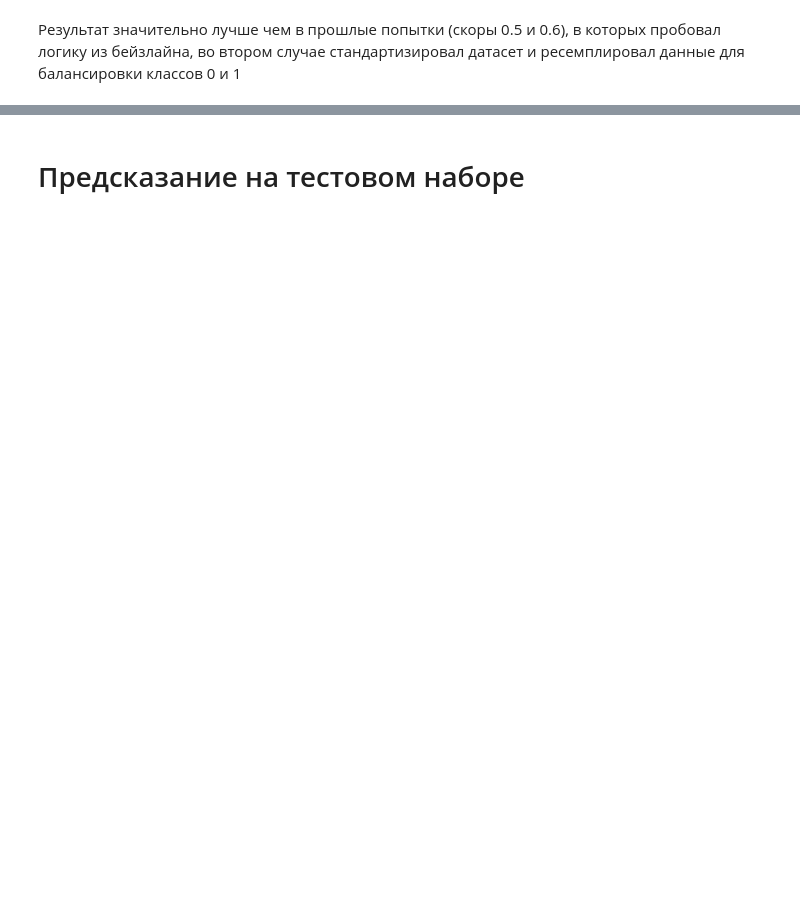
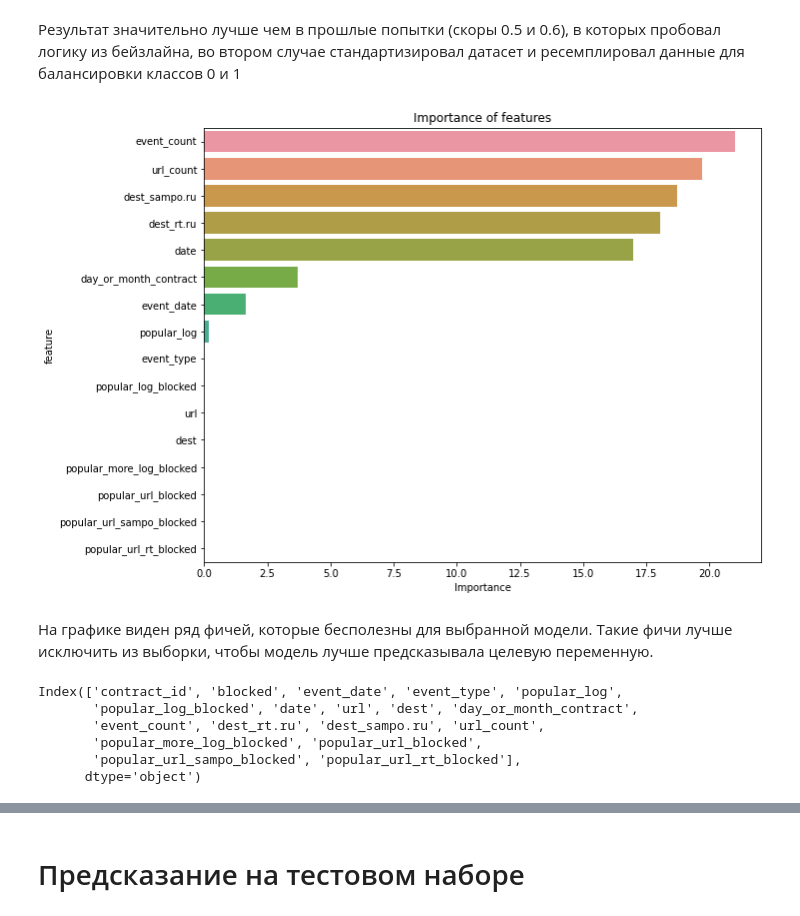
Before and after one commit to isitnik02/Republic-Karelia-Xakaton-2022, a Jupyter notebook: Karelia_baseline.ipynb, the cells around one changed output, grey strips where cells are left out. Drawn from its saved outputs; the diff is of its cells as text; code cells hidden in the pictures; blank space fills up the shorter version.

```diff
--- a/Karelia_baseline.ipynb
+++ b/Karelia_baseline.ipynb
@@ -716,8 +782,0 @@ pop_list_url = list['kino.swap.sampo.ru', 'kino.sampo.ru', 'fnc.rt.ru', 'vmx.svc
-# %%
-def mark_pop_url_blocked(n):
-    if n in pop_log_list:
-        return 1
-    else:
-        return 0
-
-train_full['popular_url_blocked'] = train_full.apply(lambda x: mark_pop_url_blocked(x.event_type), axis=1)
@@ -724,7 +785,10 @@ train_full['popular_url_blocked'] = train_full.apply(lambda x: mark_pop_url_bloc
 # %%
 X_train, X_test, y_train, y_test = train_test_split(train_full.drop(['contract_id', 'blocked'], axis=1)
                                                     , train_full.blocked
-                                                    , test_size=0.3, random_state=47)
+                                                    , test_size=0.30, random_state=47)
+
+# список категориальных фичей для Катбуст
+categorial_features = ['event_type', 'url', 'dest']
 
 pool_train_2 = Pool(data=X_train, label=y_train,
                     cat_features=categorial_features)
@@ -744,15 +802,20 @@ TypeError: float() argument must be a string or a number, not 'Timestamp'
 # %%
-cbc = CatBoostClassifier(iterations=1000,
+cbc = CatBoostClassifier(iterations=100,
                          learning_rate=0.008,
                          depth=10,
-                         #eta=0.002,
+                         #l2_leaf_reg=0.8,
+                         #eta=0.1,
                          loss_function='Logloss'#'Logloss'#,CrossEntropy
                          ,custom_metric=['Logloss',
                                           'AUC:hints=skip_train~false', 'F1']
                          ,eval_metric='Recall'
-                         ,auto_class_weights='Balanced'
+                         ,auto_class_weights='Balanced'#'SqrtBalanced'
+                         ,ignored_features=[15,16,17,18]
+                         #,text_features=text_feat
+                         ,cat_features=categorial_features
+                         #,leaf_estimation_method='Newton'#Gradient
                          #,scale_pos_weight=1.0
-                         #,use_best_model=True
+                         ,use_best_model=True
                         )
 
 cbc.fit(pool_train_2,#X_train, y_train,
@@ -799,2 +854,30 @@ Recall score: 0.9972454146527033
 # %% [markdown]
 Результат значительно лучше чем в прошлые попытки (скоры 0.5 и 0.6), в которых пробовал логику из бейзлайна, во втором случае стандартизировал датасет и ресемплировал данные для балансировки классов 0 и 1
+# %%
+def show_feature_importances(feature_names, feature_importances, get_top=None):
+    """функция выводит график важных фичей, которые влияют на предсказание"""
+
+    feature_importances = pd.DataFrame({'feature': feature_names, 'importance': feature_importances})
+    feature_importances = feature_importances.sort_values('importance', ascending=False)
+
+    plt.figure(figsize = (10, len(feature_importances) * 0.5))
+
+    sns.barplot(feature_importances['importance'], feature_importances['feature'])
+
+    plt.xlabel('Importance')
+    plt.title('Importance of features')
+    plt.show()
+show_feature_importances(X_train.columns, cbc.feature_importances_)
+# %% [output]
+[figure, added]
+# %% [markdown]
+На графике виден ряд фичей, которые бесполезны для выбранной модели. Такие фичи лучше исключить из выборки, чтобы модель лучше предсказывала целевую переменную.
+# %%
+train_full.columns
+# %% [output]
+Index(['contract_id', 'blocked', 'event_date', 'event_type', 'popular_log',
+       'popular_log_blocked', 'date', 'url', 'dest', 'day_or_month_contract',
+       'event_count', 'dest_rt.ru', 'dest_sampo.ru', 'url_count',
+       'popular_more_log_blocked', 'popular_url_blocked',
+       'popular_url_sampo_blocked', 'popular_url_rt_blocked'],
+      dtype='object')
```
Also changed, not shown: parts of 117 cells of this notebook.
